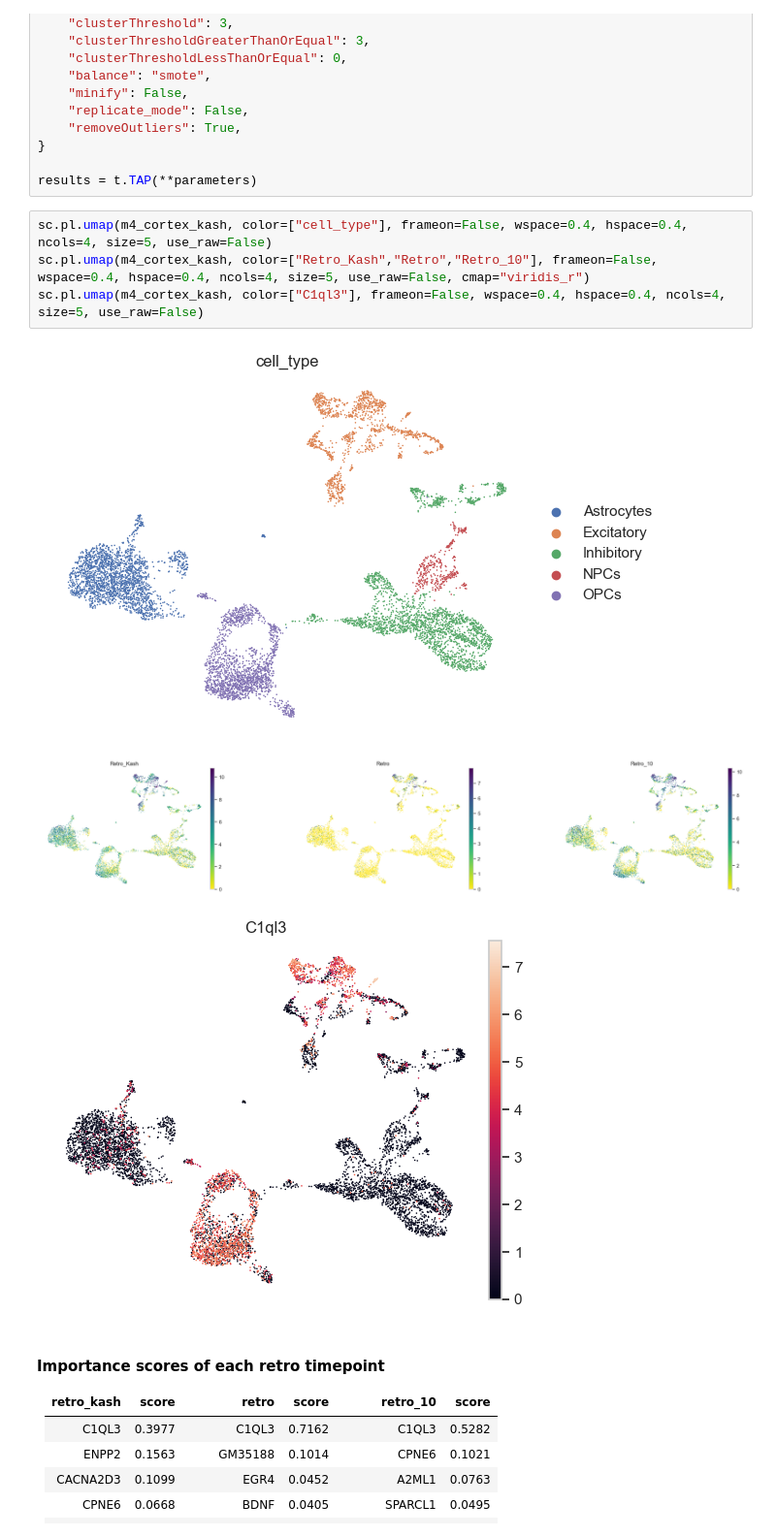
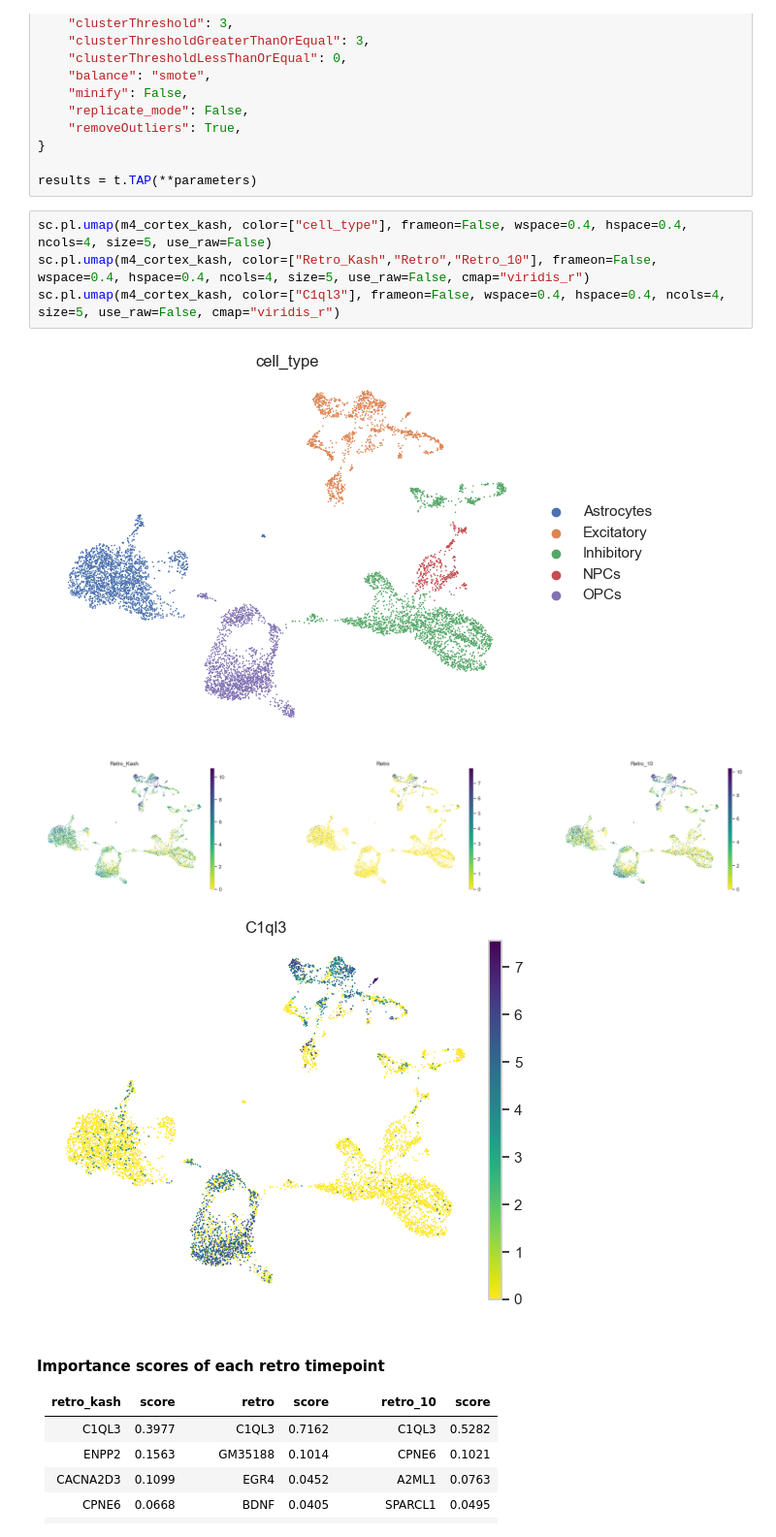
Before and after one commit to ArpiarSaundersLab/tap, a Jupyter notebook: manuscript/grant.ipynb, the cells around one changed output. Shown at 97% size. Drawn from its saved outputs; the diff is of its cells as text.

```diff
--- a/manuscript/grant.ipynb
+++ b/manuscript/grant.ipynb
@@ -105,11 +105,11 @@ results = t.TAP(**parameters)
 # %%
 sc.pl.umap(m4_cortex_kash, color=["cell_type"], frameon=False, wspace=0.4, hspace=0.4, ncols=4, size=5, use_raw=False)
 sc.pl.umap(m4_cortex_kash, color=["Retro_Kash","Retro","Retro_10"], frameon=False, wspace=0.4, hspace=0.4, ncols=4, size=5, use_raw=False, cmap="viridis_r")
-sc.pl.umap(m4_cortex_kash, color=["C1ql3"], frameon=False, wspace=0.4, hspace=0.4, ncols=4, size=5, use_raw=False)
+sc.pl.umap(m4_cortex_kash, color=["C1ql3"], frameon=False, wspace=0.4, hspace=0.4, ncols=4, size=5, use_raw=False, cmap="viridis_r")
 # %% [output]
 [figure]
 [figure]
-[figure, old version]
+[figure, new version]
 # %% [markdown]
 #### Importance scores of each retro timepoint
 | retro_kash | score | retro | score | retro_10 | score |
```
